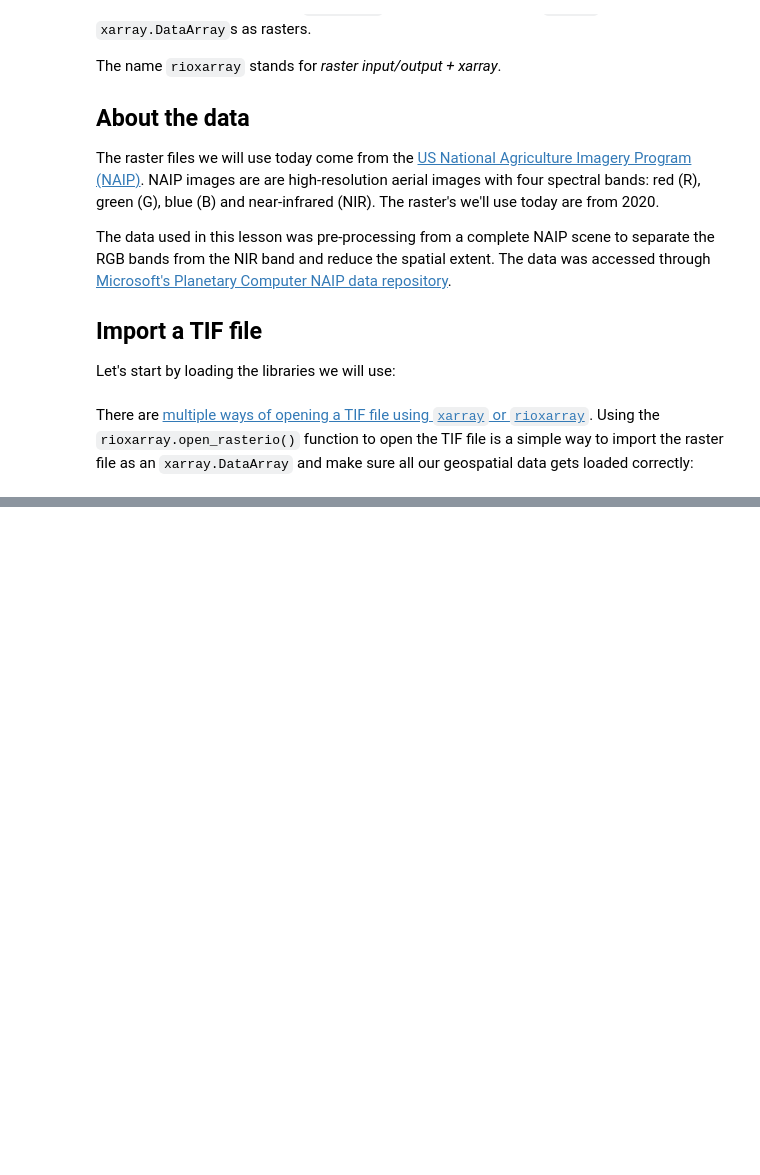
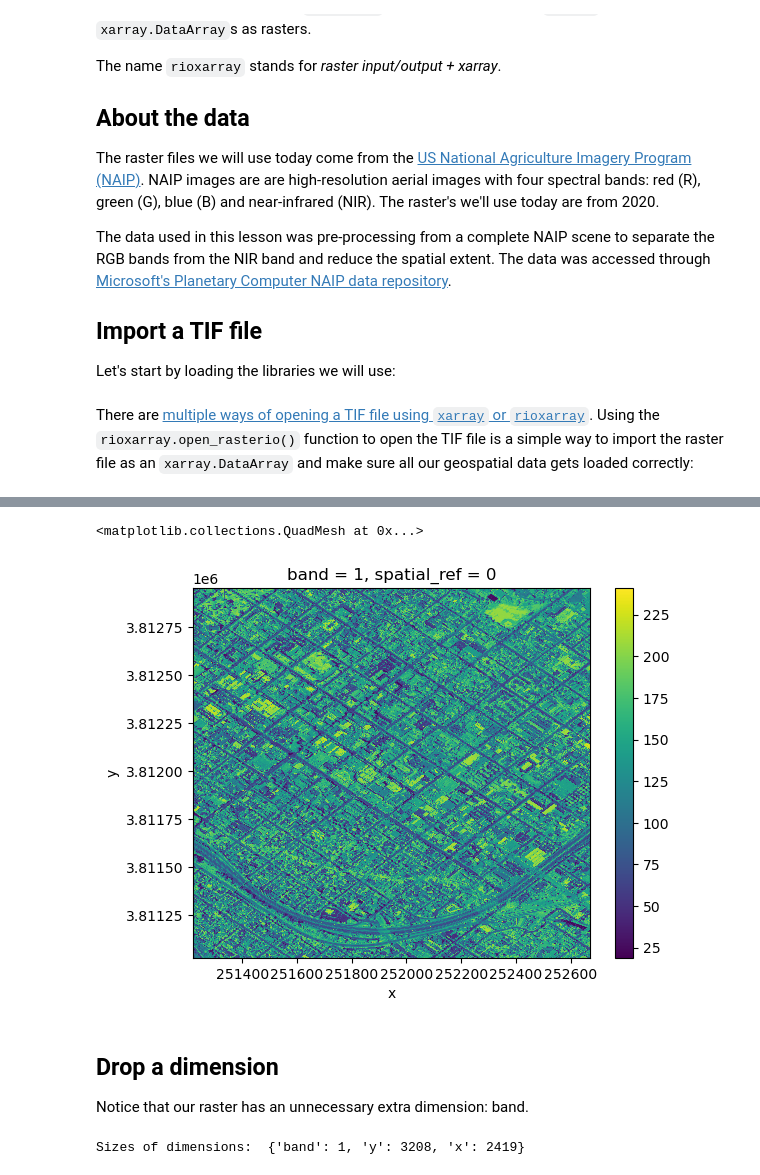
Before and after one commit to ceh58/eds220-2024-in-class, a Jupyter notebook: week-8-rioxarray-STUDENTS.ipynb, the cells around one changed output, grey strips where cells are left out. Saved outputs shown, nothing was run; the diff lists cells and outputs as text; code cells hidden in the pictures; blank space fills up the shorter version.

```diff
--- a/week-8-rioxarray-STUDENTS.ipynb
+++ b/week-8-rioxarray-STUDENTS.ipynb
@@ -26,3 +32,9 @@ root = os.path.join('/',
                   'EDS220',
                   'data',
                   'rioxarray_lesson_data')
+
+fp = os.path.join(root,
+                 'NAIP_SB_nir.tif')
+
+nir = rioxr.open_rasterio(fp)
+nir
@@ -28,0 +77,14 @@ root = os.path.join('/',
+# %%
+# Plot the raster
+nir.plot()
+# %% [output]
+<matplotlib.collections.QuadMesh at 0x...>
+[figure, added]
+# %% [markdown]
+## Drop a dimension
+
+Notice that our raster has an unnecessary extra dimension: band.
+# %%
+print('Sizes of dimensions: ', dict(nir.sizes))
+# %% [output]
+Sizes of dimensions:  {'band': 1, 'y': 3208, 'x': 2419}
```
Also changed, not shown: parts of 28 cells of this notebook.
